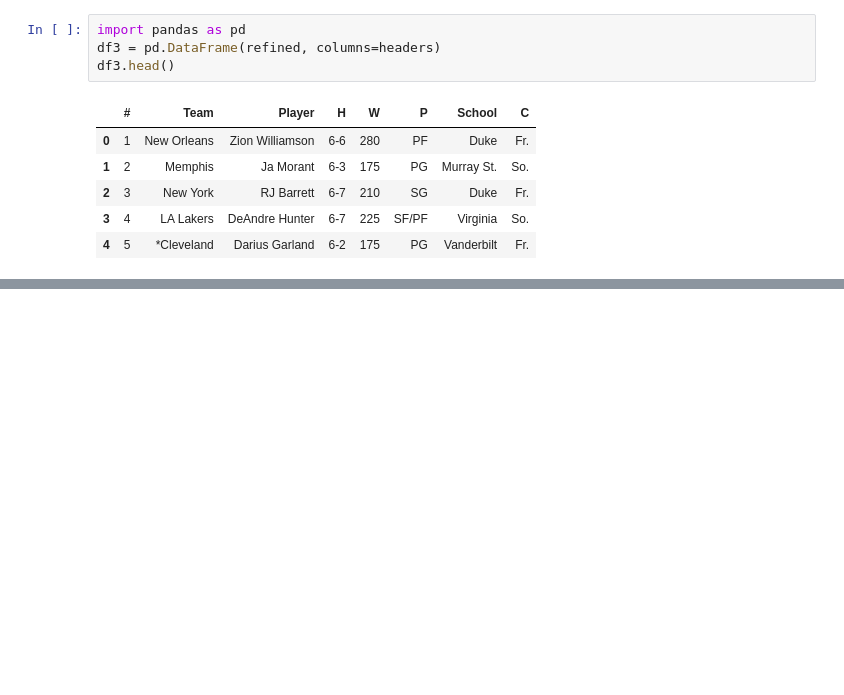
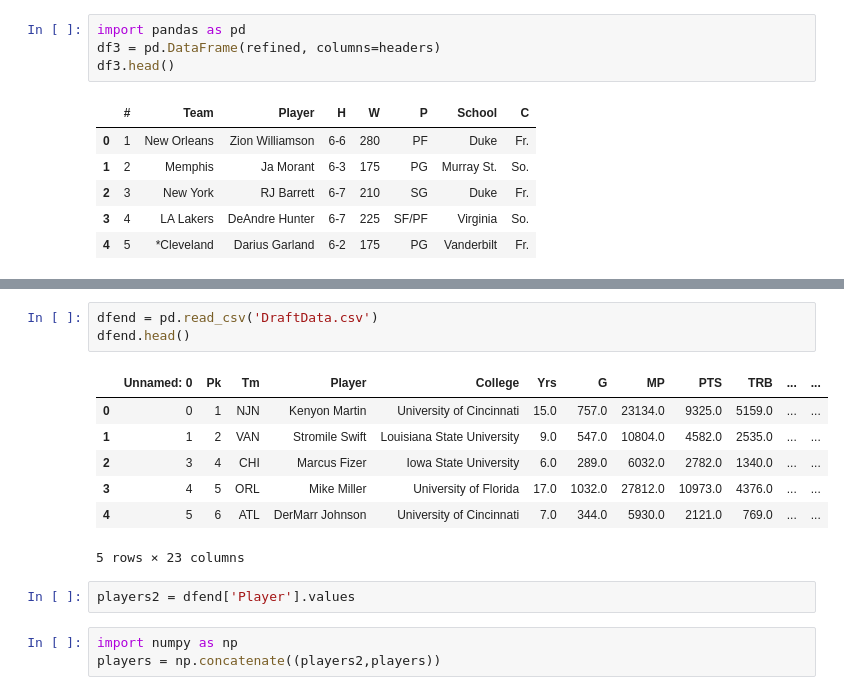
Before and after one commit to cc506/NBADrafteesAnalysis, a Jupyter notebook: Draft Round Scraping.ipynb, the cells around one changed output, grey strips where cells are left out. Cells and saved outputs as stored; diff of their text form; blank space fills up the shorter version.

```diff
--- a/Draft Round Scraping.ipynb
+++ b/Draft Round Scraping.ipynb
@@ -154,0 +239,16 @@ df3.to_csv("2019MockDraftData.csv")
+# %%
+dfend = pd.read_csv('DraftData.csv')
+dfend.head()
+# %% [output]
+|  | Unnamed: 0 | Pk | Tm | Player | College | Yrs | G | MP | PTS | TRB | ... | ... |
+| 0 | 0 | 1 | NJN | Kenyon Martin | University of Cincinnati | 15.0 | 757.0 | 23134.0 | 9325.0 | 5159.0 | ... | ... |
+| 1 | 1 | 2 | VAN | Stromile Swift | Louisiana State University | 9.0 | 547.0 | 10804.0 | 4582.0 | 2535.0 | ... | ... |
+| 2 | 3 | 4 | CHI | Marcus Fizer | Iowa State University | 6.0 | 289.0 | 6032.0 | 2782.0 | 1340.0 | ... | ... |
+| 3 | 4 | 5 | ORL | Mike Miller | University of Florida | 17.0 | 1032.0 | 27812.0 | 10973.0 | 4376.0 | ... | ... |
+| 4 | 5 | 6 | ATL | DerMarr Johnson | University of Cincinnati | 7.0 | 344.0 | 5930.0 | 2121.0 | 769.0 | ... | ... |
+5 rows × 23 columns
+# %%
+players2 = dfend['Player'].values
+# %%
+import numpy as np
+players = np.concatenate((players2,players))
```
Also changed, not shown: parts of 58 cells of this notebook.
